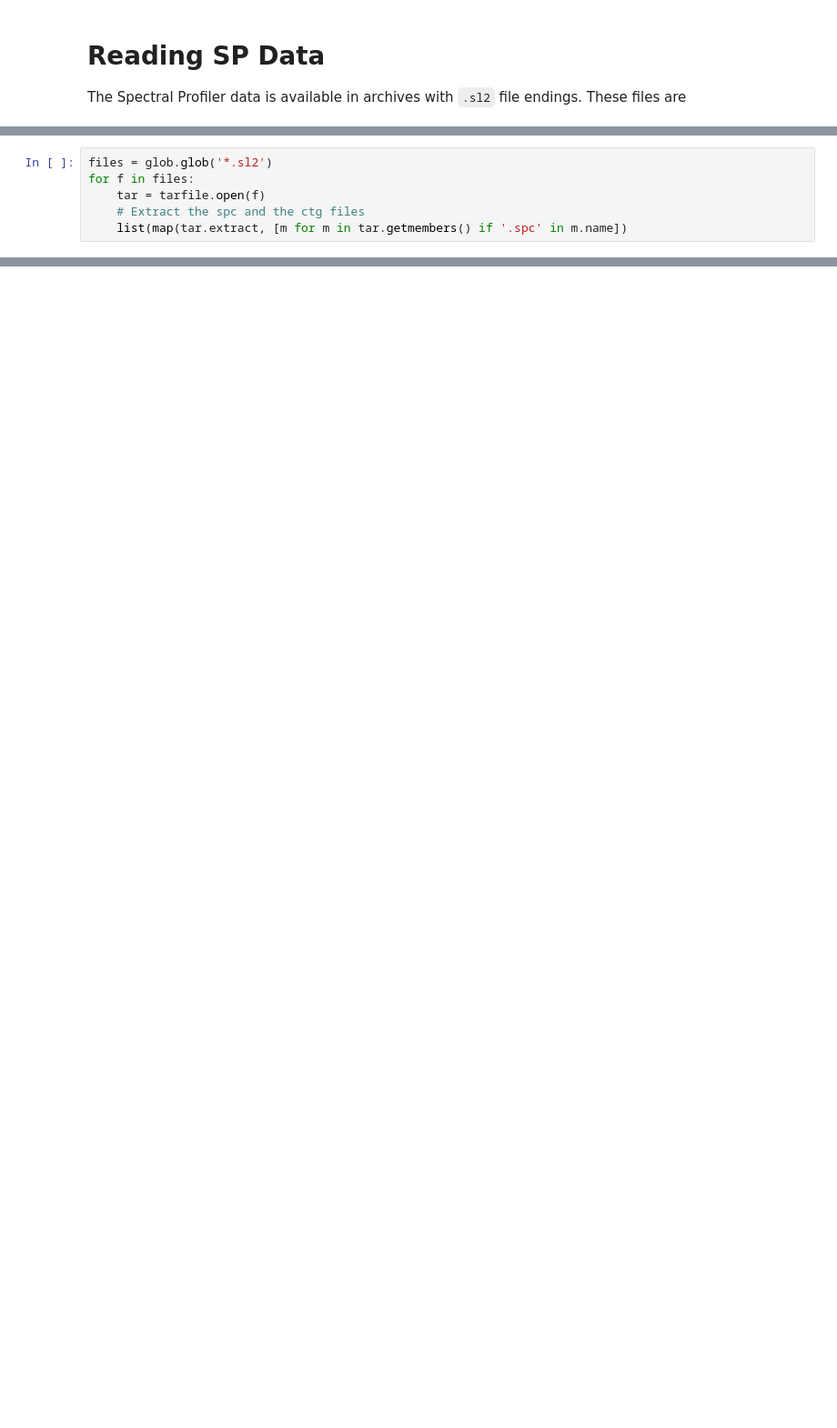
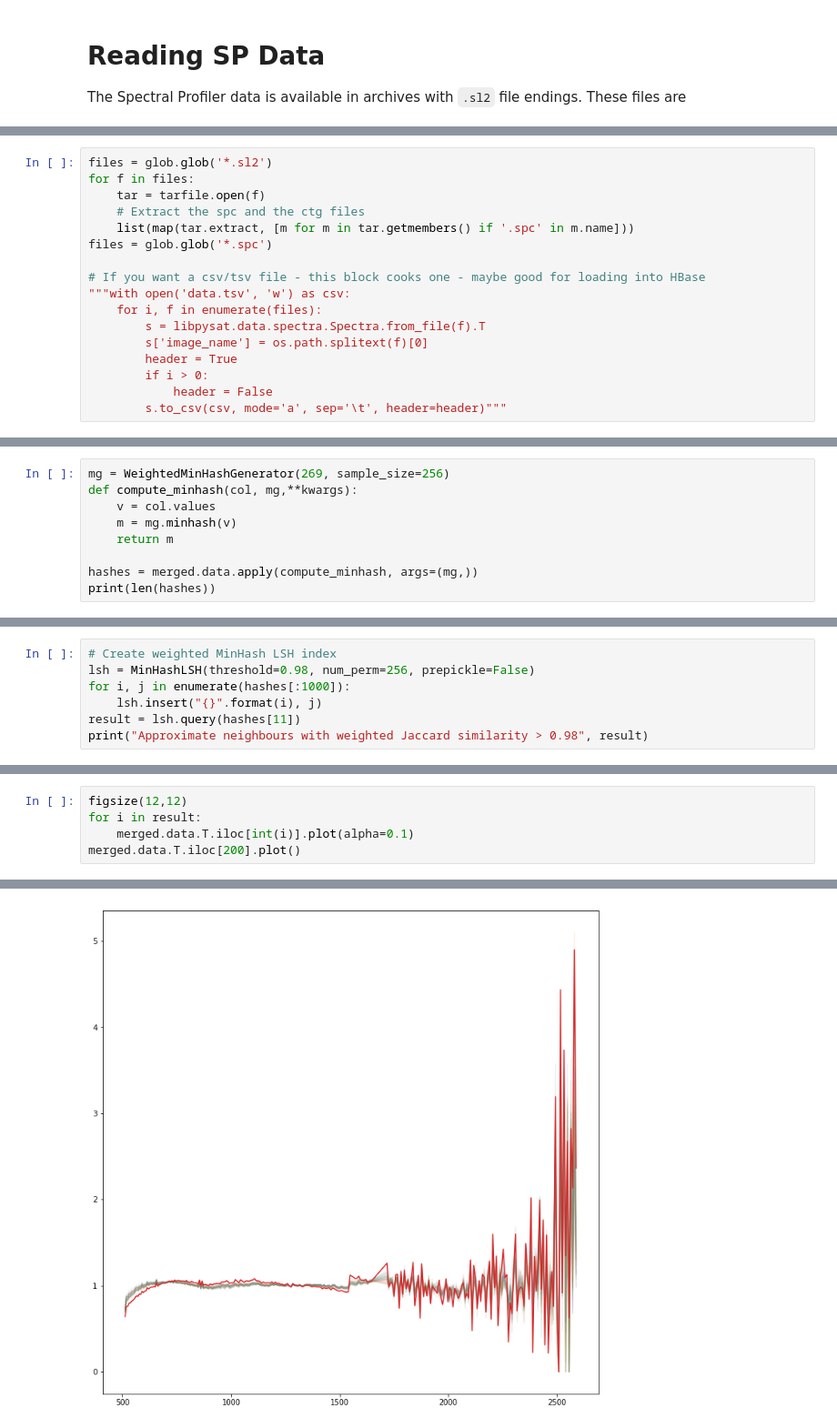
Before and after one commit to cneubauerUSGS/kaguya_spectral_profiler, a Jupyter notebook: sampledata/Reading_Kaguya_SP_Data.ipynb, the cells around one changed output, grey strips where cells are left out. Shown: that part at 91% size. Saved outputs shown, nothing was run; the diff lists cells and outputs as text; blank space fills up the shorter version.

```diff
--- a/sampledata/Reading_Kaguya_SP_Data.ipynb
+++ b/sampledata/Reading_Kaguya_SP_Data.ipynb
@@ -17,4 +29,15 @@ files = glob.glob('*.sl2')
 for f in files:
     tar = tarfile.open(f)
     # Extract the spc and the ctg files
-    list(map(tar.extract, [m for m in tar.getmembers() if '.spc' in m.name])
+    list(map(tar.extract, [m for m in tar.getmembers() if '.spc' in m.name]))
+files = glob.glob('*.spc')
+
+# If you want a csv/tsv file - this block cooks one - maybe good for loading into HBase
+"""with open('data.tsv', 'w') as csv:
+    for i, f in enumerate(files):
+        s = libpysat.data.spectra.Spectra.from_file(f).T
+        s['image_name'] = os.path.splitext(f)[0]
+        header = True
+        if i > 0:
+            header = False
+        s.to_csv(csv, mode='a', sep='\t', header=header)"""
@@ -87,0 +80,9 @@ s.input_data
+# %%
+mg = WeightedMinHashGenerator(269, sample_size=256)
+def compute_minhash(col, mg,**kwargs):
+    v = col.values
+    m = mg.minhash(v)
+    return m
+
+hashes = merged.data.apply(compute_minhash, args=(mg,))
+print(len(hashes))
@@ -87,0 +93,7 @@ s.input_data
+# %%
+# Create weighted MinHash LSH index
+lsh = MinHashLSH(threshold=0.98, num_perm=256, prepickle=False)
+for i, j in enumerate(hashes[:1000]):
+    lsh.insert("{}".format(i), j)
+result = lsh.query(hashes[11])
+print("Approximate neighbours with weighted Jaccard similarity > 0.98", result)
@@ -87,0 +119,6 @@ s.input_data
+# %%
+figsize(12,12)
+for i in result:
+    merged.data.T.iloc[int(i)].plot(alpha=0.1)
+merged.data.T.iloc[200].plot()
+# %% [output]
@@ -87,0 +126 @@ s.input_data
+[figure, added]
```
Also changed, not shown: parts of 24 cells of this notebook, 2 other files.
